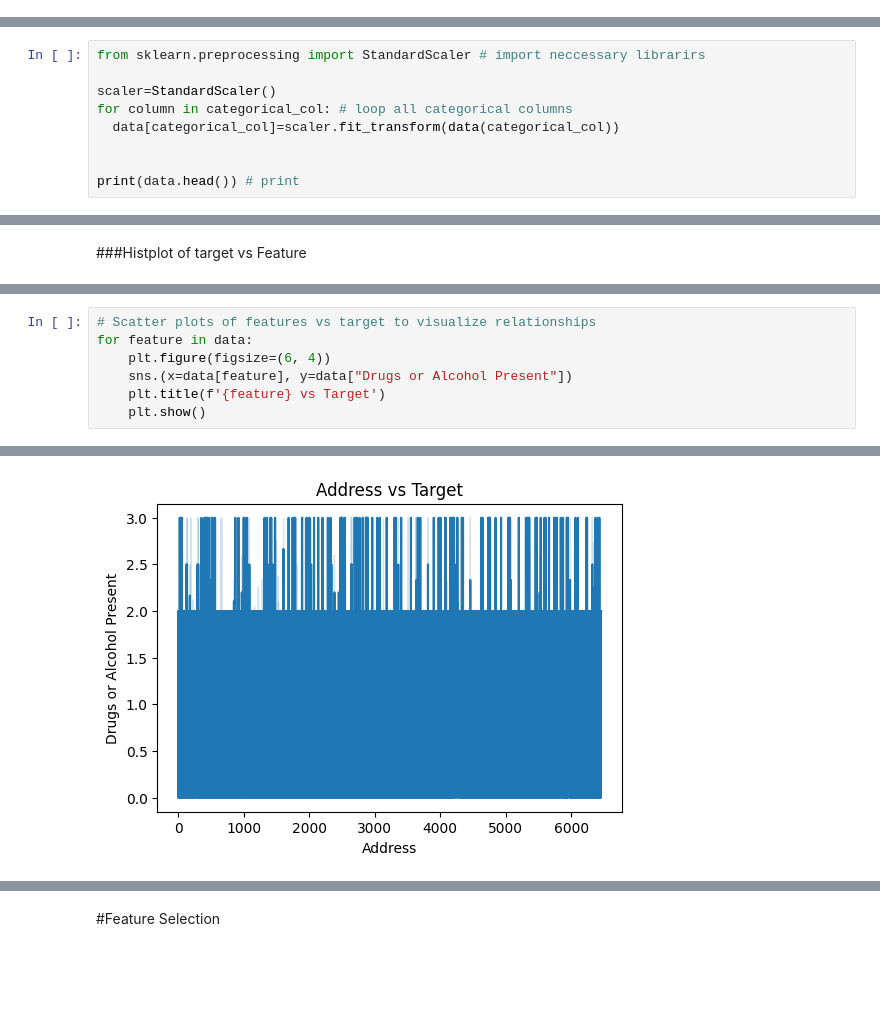
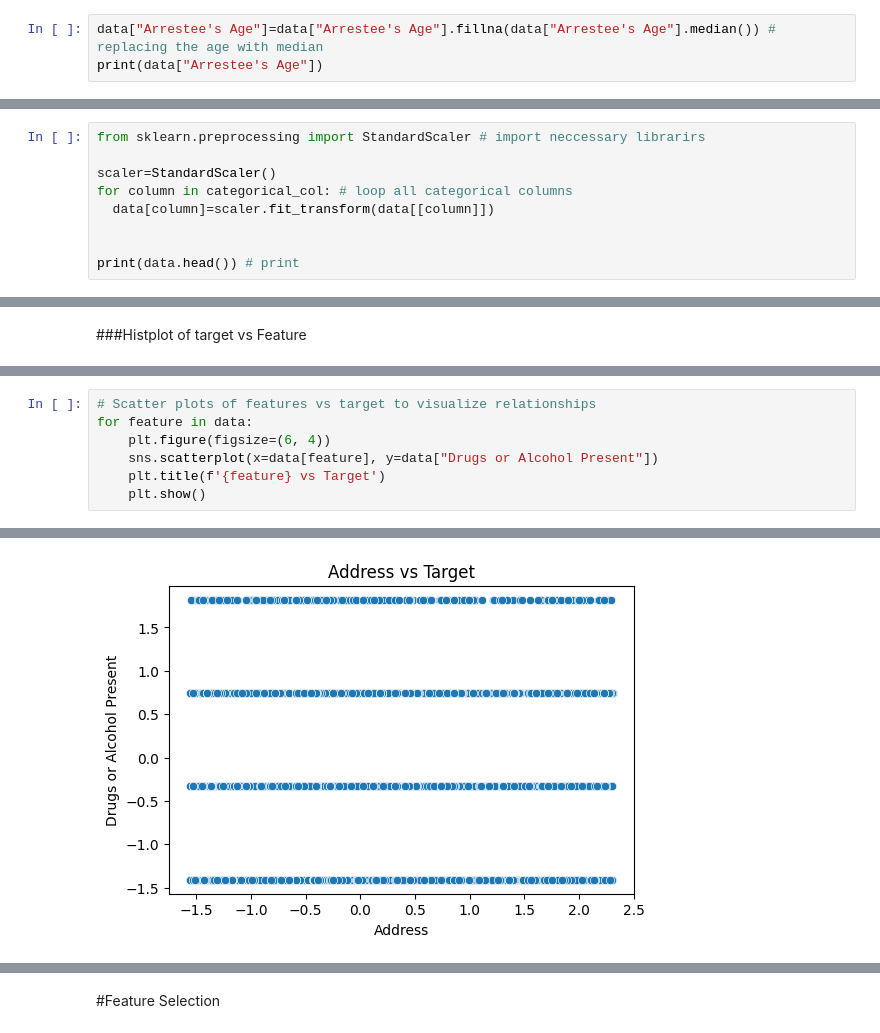
Before and after one commit to Sufiyanyoonus/Project, a Jupyter notebook: Predicting_the_influence_of_the_drugs_and_alcohol_in_crime.ipynb, the cells around one changed output, grey strips where cells are left out. Drawn from its saved outputs; the diff is of its cells as text; blank space fills up the shorter version.

```diff
--- a/Predicting_the_influence_of_the_drugs_and_alcohol_in_crime.ipynb
+++ b/Predicting_the_influence_of_the_drugs_and_alcohol_in_crime.ipynb
@@ -178,0 +162,3 @@ dtype: float64
+# %%
+data["Arrestee's Age"]=data["Arrestee's Age"].fillna(data["Arrestee's Age"].median()) # replacing the age with median
+print(data["Arrestee's Age"])
@@ -362,7 +428,7 @@ from sklearn.preprocessing import StandardScaler # import neccessary librarirs
 
 scaler=StandardScaler()
 for column in categorical_col: # loop all categorical columns
-  data[categorical_col]=scaler.fit_transform(data(categorical_col))
+  data[column]=scaler.fit_transform(data[[column]])
 
 
 print(data.head()) # print
@@ -450,7 +518,7 @@ for feature in data:
 # Scatter plots of features vs target to visualize relationships
 for feature in data:
     plt.figure(figsize=(6, 4))
-    sns.(x=data[feature], y=data["Drugs or Alcohol Present"])
+    sns.scatterplot(x=data[feature], y=data["Drugs or Alcohol Present"])
     plt.title(f'{feature} vs Target')
     plt.show()
 # %% [output]
@@ -461 +529 @@ for feature in data:
-[figure, old version]
+[figure, new version]
```
Also changed, not shown: parts of 21 cells of this notebook.
